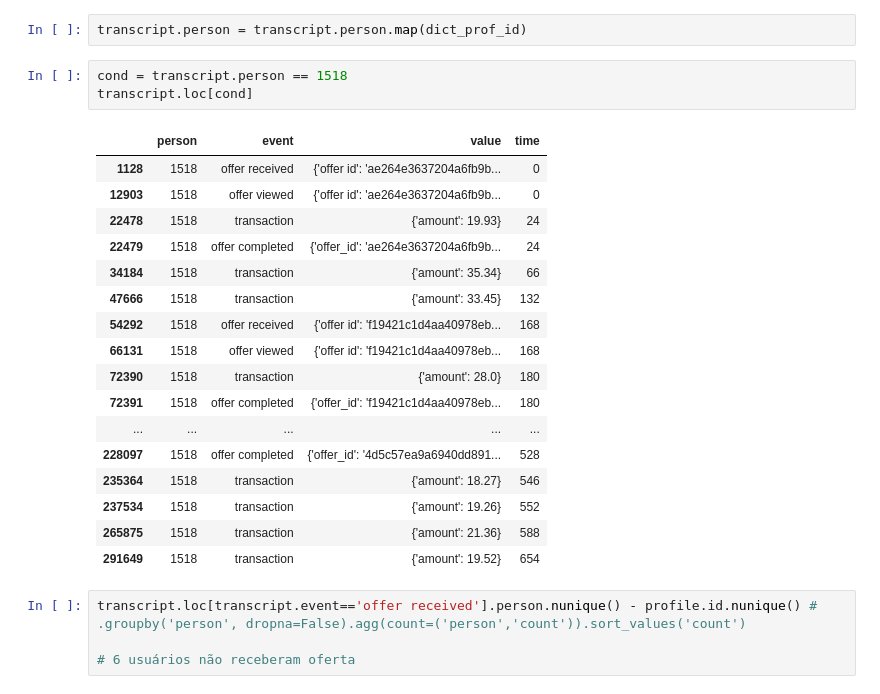
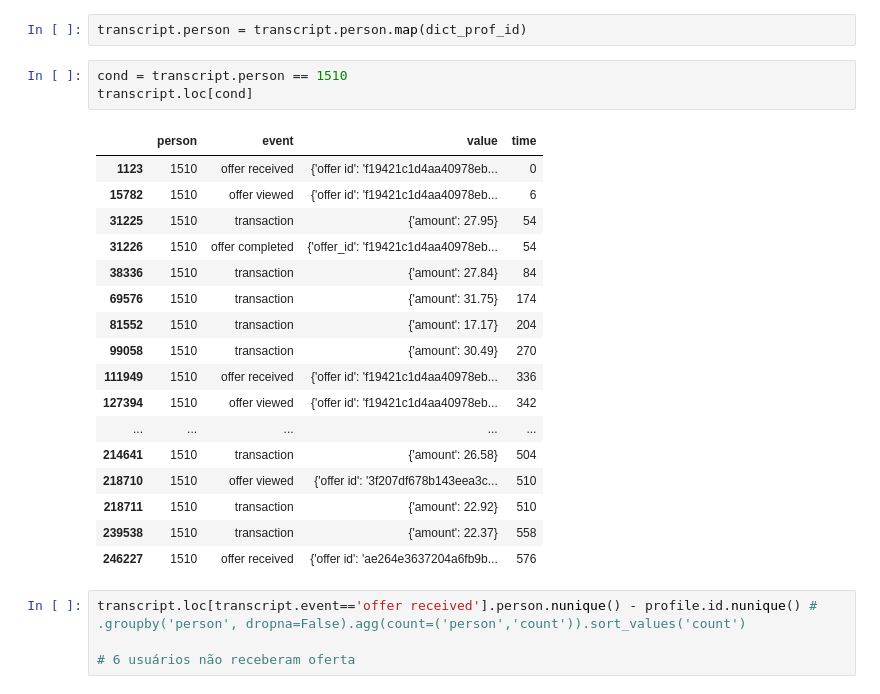
Before and after one commit to IsmaelMiranda11/capstone_project_offer_starbucks, a Jupyter notebook: Explorando os Dados.ipynb, the cells around one changed output. Cells and saved outputs as stored; diff of their text form.

```diff
--- a/Explorando os Dados.ipynb
+++ b/Explorando os Dados.ipynb
@@ -90,26 +90,26 @@ profile.id, dict_prof_id = aux_fun.mapper_ids(profile.id)
 # %%
 transcript.person = transcript.person.map(dict_prof_id)
 # %%
-cond = transcript.person == 1518
+cond = transcript.person == 1510
 transcript.loc[cond]
 # %% [output]
 |  | person | event | value | time |
-| 1128 | 1518 | offer received | {'offer id': 'ae264e3637204a6fb9b... | 0 |
-| 12903 | 1518 | offer viewed | {'offer id': 'ae264e3637204a6fb9b... | 0 |
-| 22478 | 1518 | transaction | {'amount': 19.93} | 24 |
-| 22479 | 1518 | offer completed | {'offer_id': 'ae264e3637204a6fb9b... | 24 |
-| 34184 | 1518 | transaction | {'amount': 35.34} | 66 |
-| 47666 | 1518 | transaction | {'amount': 33.45} | 132 |
-| 54292 | 1518 | offer received | {'offer id': 'f19421c1d4aa40978eb... | 168 |
-| 66131 | 1518 | offer viewed | {'offer id': 'f19421c1d4aa40978eb... | 168 |
-| 72390 | 1518 | transaction | {'amount': 28.0} | 180 |
-| 72391 | 1518 | offer completed | {'offer_id': 'f19421c1d4aa40978eb... | 180 |
+| 1123 | 1510 | offer received | {'offer id': 'f19421c1d4aa40978eb... | 0 |
+| 15782 | 1510 | offer viewed | {'offer id': 'f19421c1d4aa40978eb... | 6 |
+| 31225 | 1510 | transaction | {'amount': 27.95} | 54 |
+| 31226 | 1510 | offer completed | {'offer_id': 'f19421c1d4aa40978eb... | 54 |
+| 38336 | 1510 | transaction | {'amount': 27.84} | 84 |
+| 69576 | 1510 | transaction | {'amount': 31.75} | 174 |
+| 81552 | 1510 | transaction | {'amount': 17.17} | 204 |
+| 99058 | 1510 | transaction | {'amount': 30.49} | 270 |
+| 111949 | 1510 | offer received | {'offer id': 'f19421c1d4aa40978eb... | 336 |
+| 127394 | 1510 | offer viewed | {'offer id': 'f19421c1d4aa40978eb... | 342 |
 | ... | ... | ... | ... | ... |
-| 228097 | 1518 | offer completed | {'offer_id': '4d5c57ea9a6940dd891... | 528 |
-| 235364 | 1518 | transaction | {'amount': 18.27} | 546 |
-| 237534 | 1518 | transaction | {'amount': 19.26} | 552 |
-| 265875 | 1518 | transaction | {'amount': 21.36} | 588 |
-| 291649 | 1518 | transaction | {'amount': 19.52} | 654 |
+| 214641 | 1510 | transaction | {'amount': 26.58} | 504 |
+| 218710 | 1510 | offer viewed | {'offer id': '3f207df678b143eea3c... | 510 |
+| 218711 | 1510 | transaction | {'amount': 22.92} | 510 |
+| 239538 | 1510 | transaction | {'amount': 22.37} | 558 |
+| 246227 | 1510 | offer received | {'offer id': 'ae264e3637204a6fb9b... | 576 |
 # %%
 transcript.loc[transcript.event=='offer received'].person.nunique() - profile.id.nunique() # .groupby('person', dropna=False).agg(count=('person','count')).sort_values('count')
 
```
Also changed, not shown: parts of 12 cells of this notebook.
